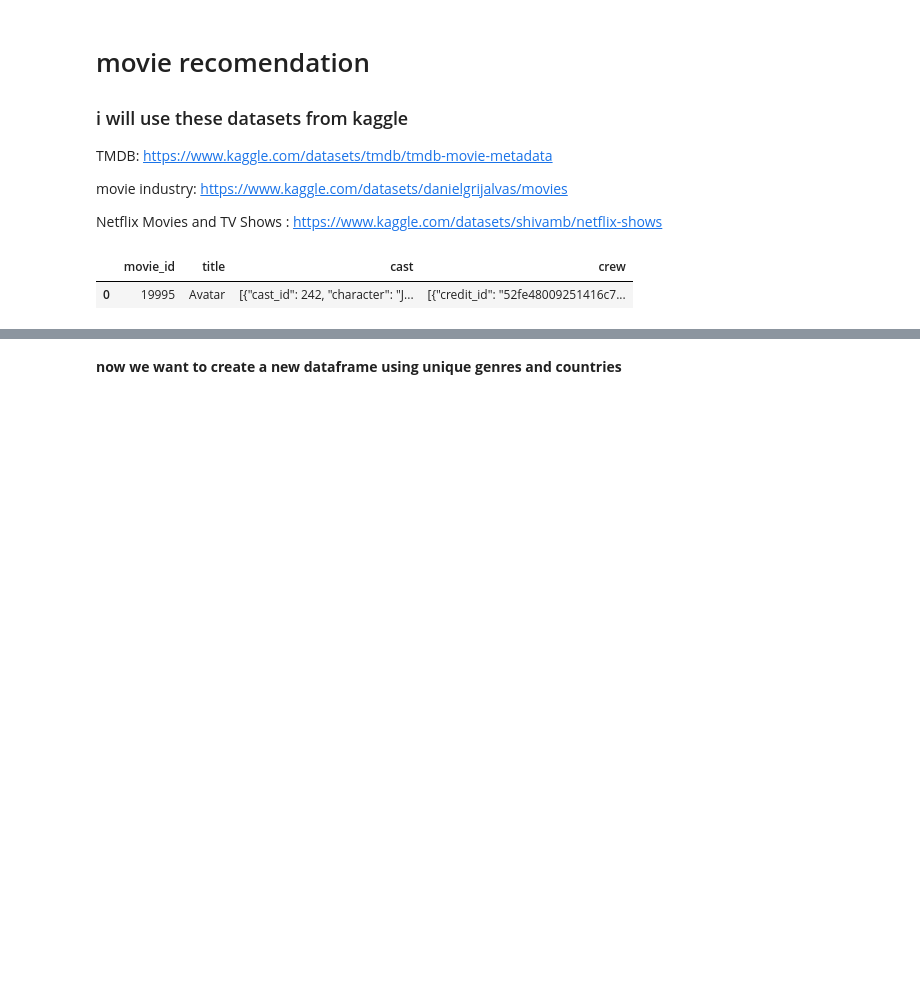
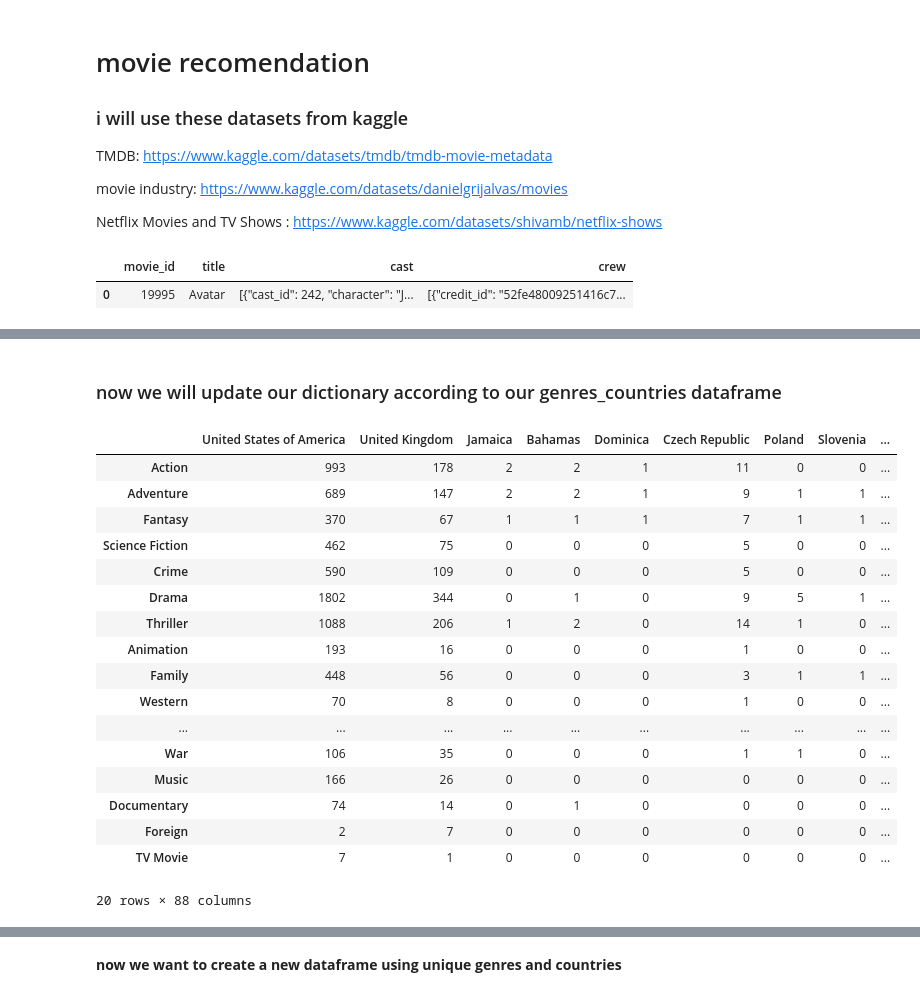
Before and after one commit to saeedshiranii/Data_Analysis, a Jupyter notebook: Movie recomendation/movie_recomendation.ipynb, the cells around one changed output, grey strips where cells are left out. Drawn from its saved outputs; the diff is of its cells as text; code cells hidden in the pictures; blank space fills up the shorter version.

Commit message:
dataframe genres vs countries is finally created.

```diff
--- a/Movie recomendation/movie_recomendation.ipynb
+++ b/Movie recomendation/movie_recomendation.ipynb
@@ -159,0 +122,2 @@ tmdb_movies[:1]
+# %%
+genres = column_tolist(column_name="genres", dataframe_name=tmdb, key_name="name")
@@ -159,0 +132,3 @@ tmdb_movies[:1]
+# %%
+genres_countries = pd.DataFrame(list(zip(genres, country)),
+               columns =['genres', 'countries'])
@@ -159,0 +144,9 @@ tmdb_movies[:1]
+# %%
+# lets find unique genres
+unique_genres = []
+
+for row_genres in genres_countries["genres"]:
+
+    for genre in row_genres:
+        if genre not in unique_genres:
+            unique_genres.append(genre)
@@ -159,0 +183,21 @@ tmdb_movies[:1]
+# %%
+main_dict = {}
+
+for genre in unique_genres:
+    main_dict[genre] = {'United States of America': 0,'United Kingdom': 0,'Jamaica': 0,
+                          'Bahamas': 0,'Dominica': 0,'Czech Republic': 0,'Poland': 0,'Slovenia': 0,'New Zealand': 0,
+                          'Germany': 0,'China': 0,'Canada': 0,'Italy': 0,'Japan': 0,'Malta': 0,'Australia': 0,
+                          'France': 0,'Belgium': 0,'India': 0,'Netherlands': 0,'Spain': 0,'United Arab Emirates': 0,
+                          'Hong Kong': 0,'Taiwan': 0,'Ireland': 0,'Morocco': 0,'Hungary': 0,'Singapore': 0,'Norway': 0,
+                          'Sweden': 0,'South Africa': 0,'Russia': 0,'Romania': 0,'Mexico': 0,'Monaco': 0,
+                          'Switzerland': 0,'Pakistan': 0,'Malaysia': 0,'Finland': 0,'Iceland': 0, 'Denmark': 0,
+                          'Tunisia': 0,'Philippines': 0,'Bulgaria': 0,'South Korea': 0,'Brazil': 0,
+                          'Peru': 0,'Luxembourg': 0,'Bosnia and Herzegovina': 0,'Kazakhstan': 0,'Portugal': 0,
+                          'Aruba': 0,'Libyan Arab Jamahiriya': 0,'Serbia': 0,'Ukraine': 0,'Chile': 0,'Argentina': 0,'Panama': 0,
+                          'Austria': 0,'Greece': 0,'Lithuania': 0,'Cambodia': 0,'Thailand': 0,'Slovakia': 0,
+                          'Israel': 0,'Fiji': 0,'Serbia and Montenegro': 0,'Turkey': 0,
+                          'Nigeria': 0,'Cyprus': 0,'Jordan': 0,'Bolivia': 0,'Ecuador': 0,'Colombia': 0,'Egypt': 0,'Bhutan': 0,
+                          'Lebanon': 0,'Kyrgyz Republic': 0,'Algeria': 0,'Indonesia': 0,'Guyana': 0,'Iran': 0,'Guadaloupe': 0,
+                          'Afghanistan': 0,'Angola': 0, 'Dominican Republic': 0,'Cameroon': 0,'Kenya': 0}
+# %% [markdown]
+### now we will update our dictionary according to our genres_countries dataframe
@@ -159,0 +216,21 @@ tmdb_movies[:1]
+# %%
+genres_vs_countries pd.DataFrame.from_dict(main_dict, orient="index")
+# %% [output]
+|  | United States of America | United Kingdom | Jamaica | Bahamas | Dominica | Czech Republic | Poland | Slovenia | ... |
+| Action | 993 | 178 | 2 | 2 | 1 | 11 | 0 | 0 | ... |
+| Adventure | 689 | 147 | 2 | 2 | 1 | 9 | 1 | 1 | ... |
+| Fantasy | 370 | 67 | 1 | 1 | 1 | 7 | 1 | 1 | ... |
+| Science Fiction | 462 | 75 | 0 | 0 | 0 | 5 | 0 | 0 | ... |
+| Crime | 590 | 109 | 0 | 0 | 0 | 5 | 0 | 0 | ... |
+| Drama | 1802 | 344 | 0 | 1 | 0 | 9 | 5 | 1 | ... |
+| Thriller | 1088 | 206 | 1 | 2 | 0 | 14 | 1 | 0 | ... |
+| Animation | 193 | 16 | 0 | 0 | 0 | 1 | 0 | 0 | ... |
+| Family | 448 | 56 | 0 | 0 | 0 | 3 | 1 | 1 | ... |
+| Western | 70 | 8 | 0 | 0 | 0 | 1 | 0 | 0 | ... |
+| ... | ... | ... | ... | ... | ... | ... | ... | ... | ... |
+| War | 106 | 35 | 0 | 0 | 0 | 1 | 1 | 0 | ... |
+| Music | 166 | 26 | 0 | 0 | 0 | 0 | 0 | 0 | ... |
+| Documentary | 74 | 14 | 0 | 1 | 0 | 0 | 0 | 0 | ... |
+| Foreign | 2 | 7 | 0 | 0 | 0 | 0 | 0 | 0 | ... |
+| TV Movie | 7 | 1 | 0 | 0 | 0 | 0 | 0 | 0 | ... |
+20 rows × 88 columns
```
Also changed, not shown: parts of 61 cells of this notebook.
